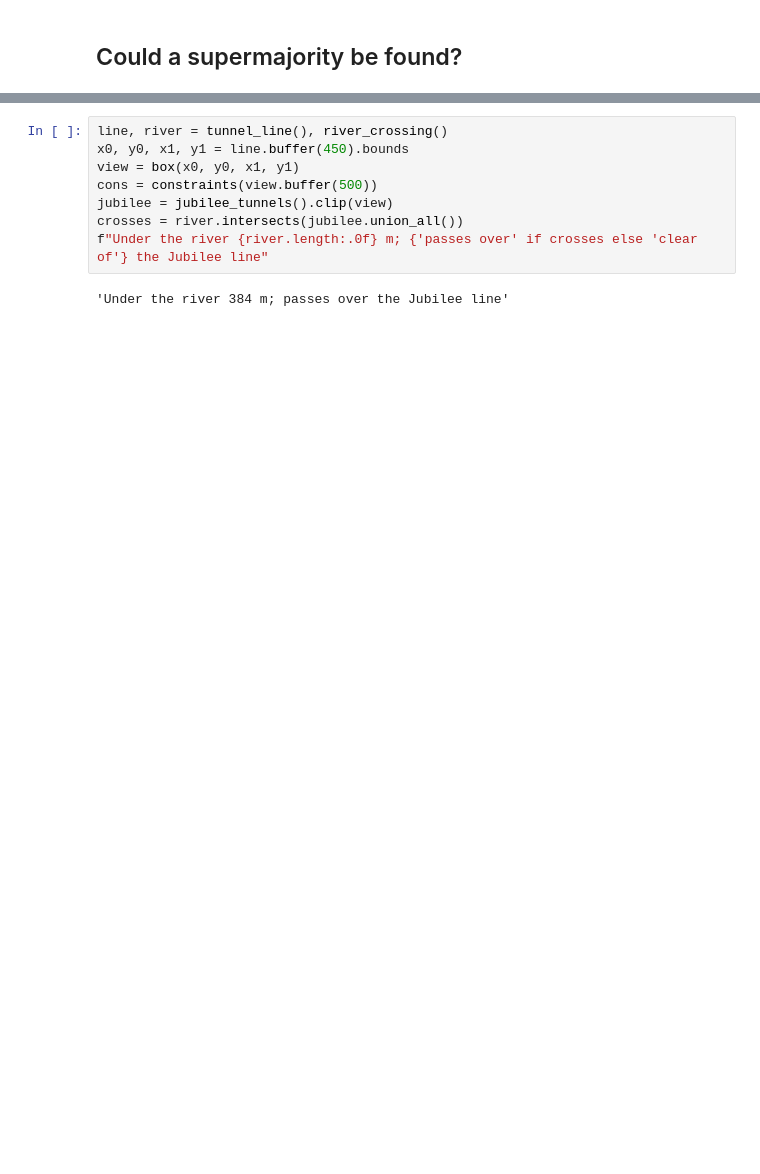
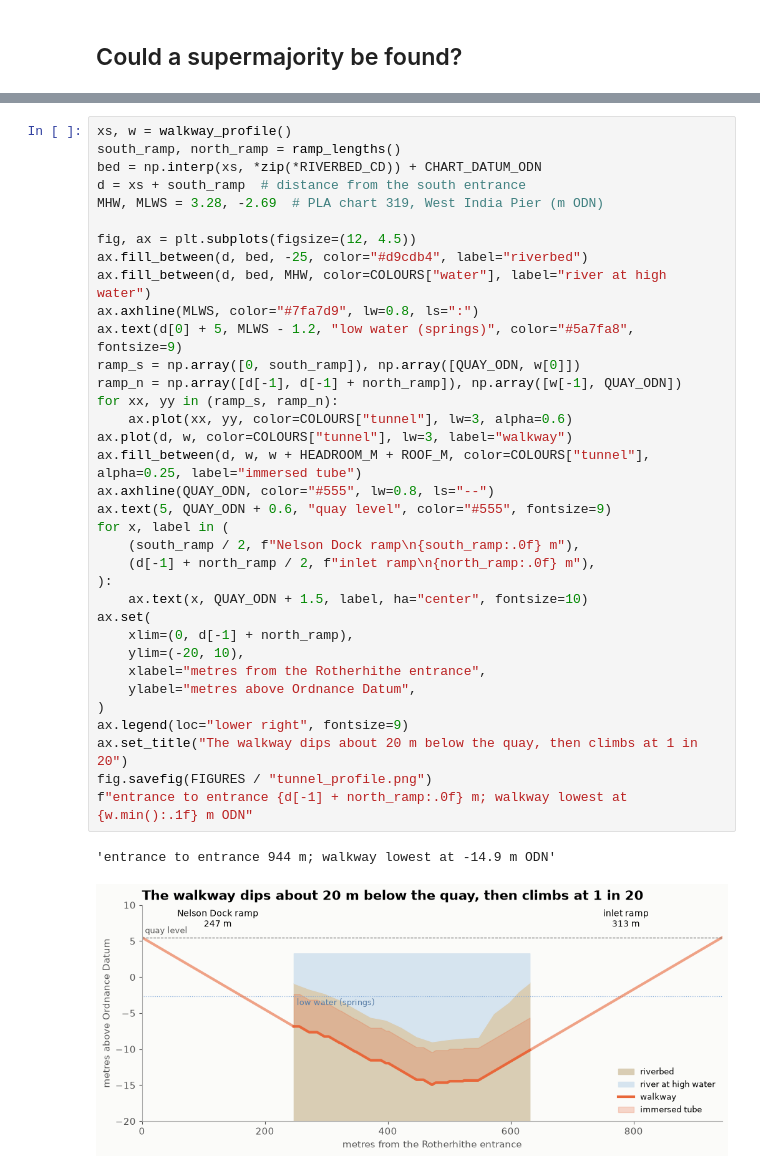
Before and after one commit to HenryDashwood/rotherhithe-to-canary-wharf-tunnel, a Jupyter notebook: nbs/02_route_and_ownership.ipynb, the cells around one changed output, grey strips where cells are left out. Drawn from its saved outputs; the diff is of its cells as text; blank space fills up the shorter version.

```diff
--- a/nbs/02_route_and_ownership.ipynb
+++ b/nbs/02_route_and_ownership.ipynb
@@ -318,10 +346,38 @@ fig.savefig(FIGURES / "land_supermajority.png")
 # %%
-line, river = tunnel_line(), river_crossing()
-x0, y0, x1, y1 = line.buffer(450).bounds
-view = box(x0, y0, x1, y1)
-cons = constraints(view.buffer(500))
-jubilee = jubilee_tunnels().clip(view)
-crosses = river.intersects(jubilee.union_all())
-f"Under the river {river.length:.0f} m; {'passes over' if crosses else 'clear of'} the Jubilee line"
+xs, w = walkway_profile()
+south_ramp, north_ramp = ramp_lengths()
+bed = np.interp(xs, *zip(*RIVERBED_CD)) + CHART_DATUM_ODN
+d = xs + south_ramp  # distance from the south entrance
+MHW, MLWS = 3.28, -2.69  # PLA chart 319, West India Pier (m ODN)
+
+fig, ax = plt.subplots(figsize=(12, 4.5))
+ax.fill_between(d, bed, -25, color="#d9cdb4", label="riverbed")
+ax.fill_between(d, bed, MHW, color=COLOURS["water"], label="river at high water")
+ax.axhline(MLWS, color="#7fa7d9", lw=0.8, ls=":")
+ax.text(d[0] + 5, MLWS - 1.2, "low water (springs)", color="#5a7fa8", fontsize=9)
+ramp_s = np.array([0, south_ramp]), np.array([QUAY_ODN, w[0]])
+ramp_n = np.array([d[-1], d[-1] + north_ramp]), np.array([w[-1], QUAY_ODN])
+for xx, yy in (ramp_s, ramp_n):
+    ax.plot(xx, yy, color=COLOURS["tunnel"], lw=3, alpha=0.6)
+ax.plot(d, w, color=COLOURS["tunnel"], lw=3, label="walkway")
+ax.fill_between(d, w, w + HEADROOM_M + ROOF_M, color=COLOURS["tunnel"], alpha=0.25, label="immersed tube")
+ax.axhline(QUAY_ODN, color="#555", lw=0.8, ls="--")
+ax.text(5, QUAY_ODN + 0.6, "quay level", color="#555", fontsize=9)
+for x, label in (
+    (south_ramp / 2, f"Nelson Dock ramp\n{south_ramp:.0f} m"),
+    (d[-1] + north_ramp / 2, f"inlet ramp\n{north_ramp:.0f} m"),
+):
+    ax.text(x, QUAY_ODN + 1.5, label, ha="center", fontsize=10)
+ax.set(
+    xlim=(0, d[-1] + north_ramp),
+    ylim=(-20, 10),
+    xlabel="metres from the Rotherhithe entrance",
+    ylabel="metres above Ordnance Datum",
+)
+ax.legend(loc="lower right", fontsize=9)
+ax.set_title("The walkway dips about 20 m below the quay, then climbs at 1 in 20")
+fig.savefig(FIGURES / "tunnel_profile.png")
+f"entrance to entrance {d[-1] + north_ramp:.0f} m; walkway lowest at {w.min():.1f} m ODN"
 # %% [output]
-'Under the river 384 m; passes over the Jubilee line'
+'entrance to entrance 944 m; walkway lowest at -14.9 m ODN'
+[figure, added]
```
Also changed, not shown: parts of 10 cells of this notebook, 20 other files.
